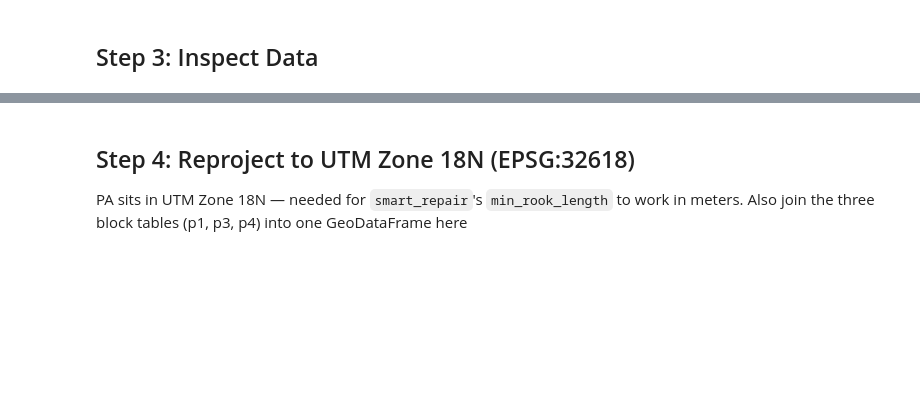
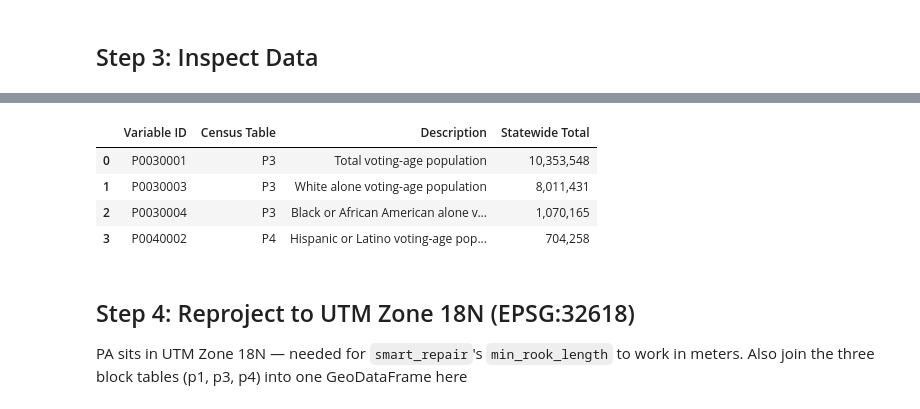
Before and after one commit to Guillermo-03/AI_For_Redistricting_Project, a Jupyter notebook: notebooks/01_data_cleaning.ipynb, the cells around one changed output, grey strips where cells are left out. Drawn from its saved outputs; the diff is of its cells as text; code cells hidden in the pictures; blank space fills up the shorter version.

```diff
--- a/notebooks/01_data_cleaning.ipynb
+++ b/notebooks/01_data_cleaning.ipynb
@@ -61,3 +87,46 @@ print("Number of senate districts: ", len(districts))
+# %%
+vap_sources = [
+    {
+        "raw_table": "blocks_p3",
+        "data": blocks_p3,
+        "table_id": "P3",
+        "variables": {
+            "P0030001": "Total voting-age population",
+            "P0030003": "White alone voting-age population",
+            "P0030004": "Black or African American alone voting-age population",
+        },
+    },
+    {
+        "raw_table": "blocks_p4",
+        "data": blocks_p4,
+        "table_id": "P4",
+        "variables": {
+            "P0040002": "Hispanic or Latino voting-age population",
+        },
+    },
+]
+
+rows = []
+for source in vap_sources:
+    for variable_id, description in source["variables"].items():
+        if variable_id not in source["data"].columns:
+            raise KeyError(f"{variable_id} missing from {source['raw_table']}")
+        rows.append({
+            "Variable ID": variable_id,
+            "Census Table": source["table_id"],
+            "Description": description,
+            "Statewide Total": source["data"][variable_id].sum(),
+        })
+
+summary = pd.DataFrame(rows)
+summary["Statewide Total"] = summary["Statewide Total"].map("{:,.0f}".format)
+summary
+# %% [output]
+|  | Variable ID | Census Table | Description | Statewide Total |
+| 0 | P0030001 | P3 | Total voting-age population | 10,353,548 |
+| 1 | P0030003 | P3 | White alone voting-age population | 8,011,431 |
+| 2 | P0030004 | P3 | Black or African American alone v... | 1,070,165 |
+| 3 | P0040002 | P4 | Hispanic or Latino voting-age pop... | 704,258 |
 # %% [markdown]
 ## Step 4: Reproject to UTM Zone 18N (EPSG:32618)
 
```
Also changed, not shown: parts of 20 cells of this notebook, 3 other files.
